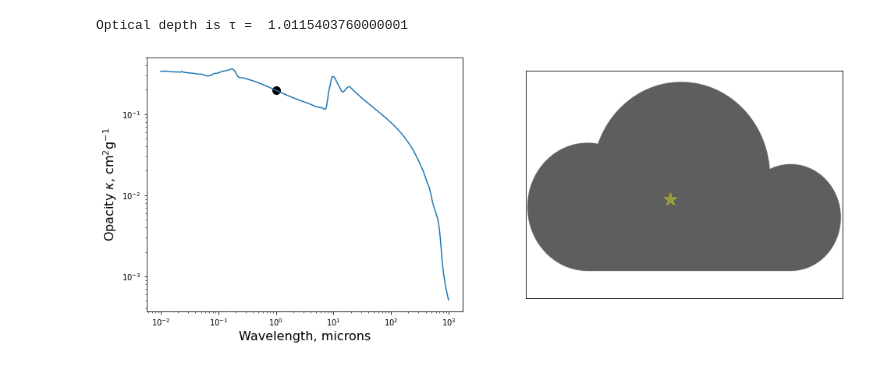
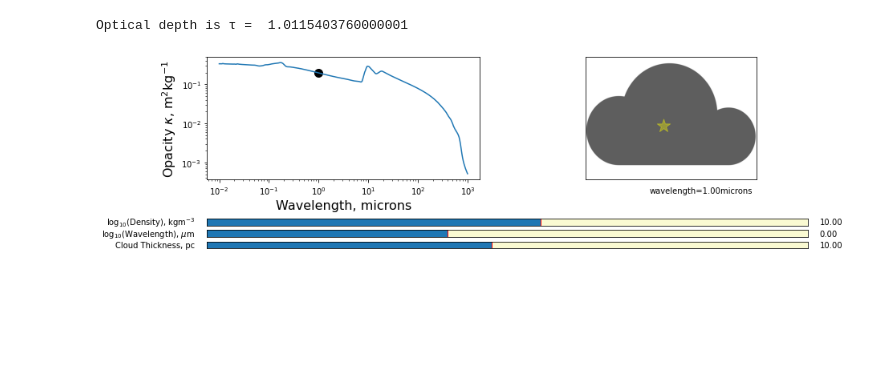
Before and after one commit to thaworth-qmul/EMRA_JupyterNotebooks, a Jupyter notebook: EMRA_L1_HiddenStar_slider.ipynb, the cells around one changed output. Saved outputs shown, nothing was run; the diff lists cells and outputs as text; code cells hidden in the pictures; blank space fills up the shorter version.

Commit message:
slider works

```diff
--- a/EMRA_L1_HiddenStar_slider.ipynb
+++ b/EMRA_L1_HiddenStar_slider.ipynb
@@ -21,4 +11,13 @@ from matplotlib.widgets import Slider
 # %%
+#
+# Libraries -- don't worry about this, it just gives us ready made tools for things like plotting
+#
+
+import numpy as np                         # a bunch of useful stuff
+import matplotlib.pyplot as plt            # plotting
+from scipy.interpolate import interp1d     # for interpolation
+from matplotlib.widgets import Slider
+
 #
 # Here you can specify your input values
 #
@@ -47,38 +46,90 @@ opacityData=np.loadtxt(opacityFile, skiprows=2)
 opacityData[:,2] = opacityData[:,2]*1.e3/1.e4 #1.e3 converts /g to /kg and 1./1.e4 converts cm^2 to m^2
 
 #Interpolate over the opacity data to find out what the opacity is for the wavelength of observation specified
 f = interp1d(opacityData[:,0], opacityData[:,2])
 kappa=f(lambdaObs)
 
 mHydrogen = 1.67e-27       # mass of a single hydrogen atom
 parsecInMetres = 3.08e16   # 1 parsec, in metres
 
 #work out the optical depth
 tau = kappa * CloudDensity * mHydrogen * CloudThickness * parsecInMetres
 
 print("Optical depth is \u03C4 = ", tau)
 
 #And adjust the transparency of the star based on how optically thick/thin the cloud is
 StarAlpha = 1.0*np.exp(-tau)
 
 #load a simple cloud image
-f="./Cloud.png"
-cloud = plt.imread(f)
+Cloudfile="./Cloud.png"
+cloud = plt.imread(Cloudfile)
 
-slam = Slider(axfreq, 'Wavelength', 0.1, 30.0, valinit=f0, valstep=delta_f)
 
-fig, (ax1, ax2) = plt.subplots(1, 2, figsize=(16,6))
+fig, (ax1, ax2) = plt.subplots(1, 2, figsize=(16,4))
+plt.subplots_adjust(left=0.25, bottom=0.35)
+axcolor = 'lightgoldenrodyellow'
+axlam = plt.axes([0.25, 0.1, 0.65, 0.03], facecolor=axcolor)
+axrho = plt.axes([0.25, 0.15, 0.65, 0.03], facecolor=axcolor)
+axsize = plt.axes([0.25, 0.05, 0.65, 0.03], facecolor=axcolor)
+lam0 = np.log10(1.0)
+
+lamMin = np.log10(0.01)
+lamMax = np.log10(1000.)
+rhoMin = 5.0
+rhoMax= 14.0
+rho0=10.0
+delta_rho=0.1
+delta_lam=0.01
+
+cloudMin=1.0
+cloudMax=20.0
+delta_cloud=0.5
+cloud0=10.0
+
+slam = Slider(axlam, 'log$_{10}$(Wavelength), $\mu$m', lamMin, lamMax, valinit=lam0, valstep=delta_lam)
+srho = Slider(axrho, 'log$_{10}$(Density), kgm$^{-3}$', rhoMin, rhoMax, valinit=rho0, valstep=delta_rho)
+ssize = Slider(axsize, 'Cloud Thickness, pc', cloudMin, cloudMax, valinit=cloud0, valstep=delta_cloud)
+
+lamString="{:.2f}".format(lambdaObs)
+TitleString= "wavelength="+lamString+"microns"
+lamlabel=plt.text(15., 8., TitleString)
 ax1.loglog(opacityData[:,0], opacityData[:,2])           #plot the opacity data
-ax1.scatter(lambdaObs, kappa, color="black", s=100)    #plot the point we have chosen
-ax1.set_ylabel("Opacity $\kappa$, cm$^2$g$^{-1}$", fontsize=16)
+op=ax1.scatter(lambdaObs, kappa, color="black", s=100)    #plot the point we have chosen
+ax1.set_ylabel("Opacity $\kappa$, m$^2$kg$^{-1}$", fontsize=16)
 ax1.set_xlabel("Wavelength, microns", fontsize=16)
 ax2.set_xlim(1,986)
 ax2.set_ylim(708,1)
 ax2.set_xticks([])
 ax2.set_yticks([])
-ax2.scatter(450,400, marker='*', color="yellow", s=300, alpha=StarAlpha)
+
+star=ax2.scatter(450,400, marker='*', color="yellow", s=300, alpha=StarAlpha)
 ax2.imshow(cloud)
+
+def update(val):
+    lambdaObs = 10.**(slam.val)
+    newCloudDensity=10.**(srho.val)
+    newCloudThickness=ssize.val
+    kappa = f(lambdaObs)
+    xx = np.vstack ((lambdaObs, kappa))
+    op.set_offsets (xx.T)
+    lamString="{:.9f}".format(lambdaObs)
+    TitleString= "wavelength="+lamString+"microns"
+#    plt.title(TitleString)
+    lamlabel.set_text(TitleString)
+    tau = kappa * newCloudDensity * mHydrogen * newCloudThickness * parsecInMetres
+    StarAlpha = 1.0*np.exp(-tau)
+    star.set_alpha(StarAlpha)
+#    draw()
+    #    op.set_xdata(lambdaObs)
+#    op.set_ydata(f(lambdaObs))
+
+#    fig.canvas.draw_idle()
+
+slam.on_changed(update)
+ssize.on_changed(update)
+srho.on_changed(update)
+
 plt.show()
 # %% [output]
 Optical depth is τ =  1.0115403760000001
-[figure, old version]
+[figure, new version]
```
Also changed, not shown: parts of 1 cell of this notebook.
